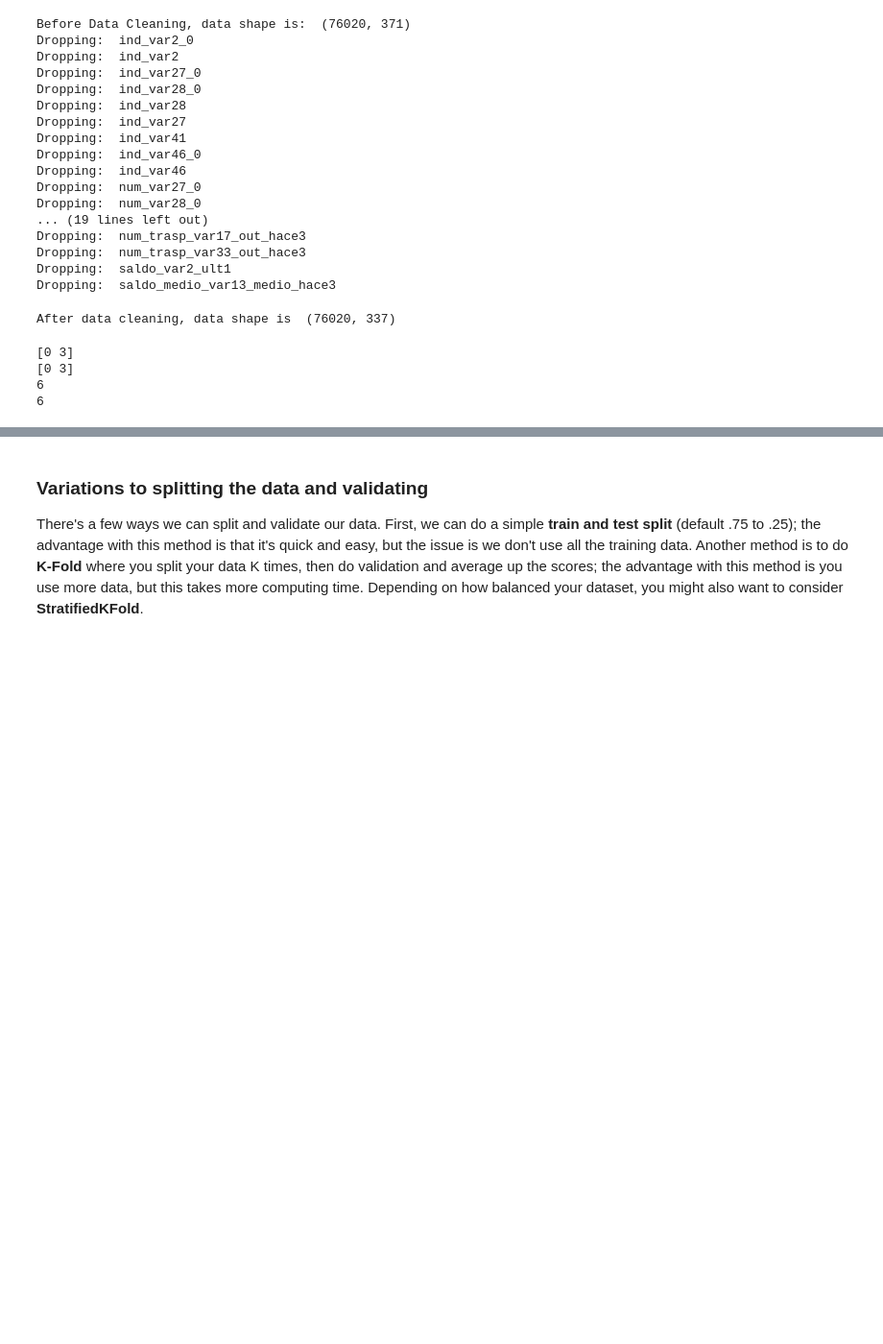
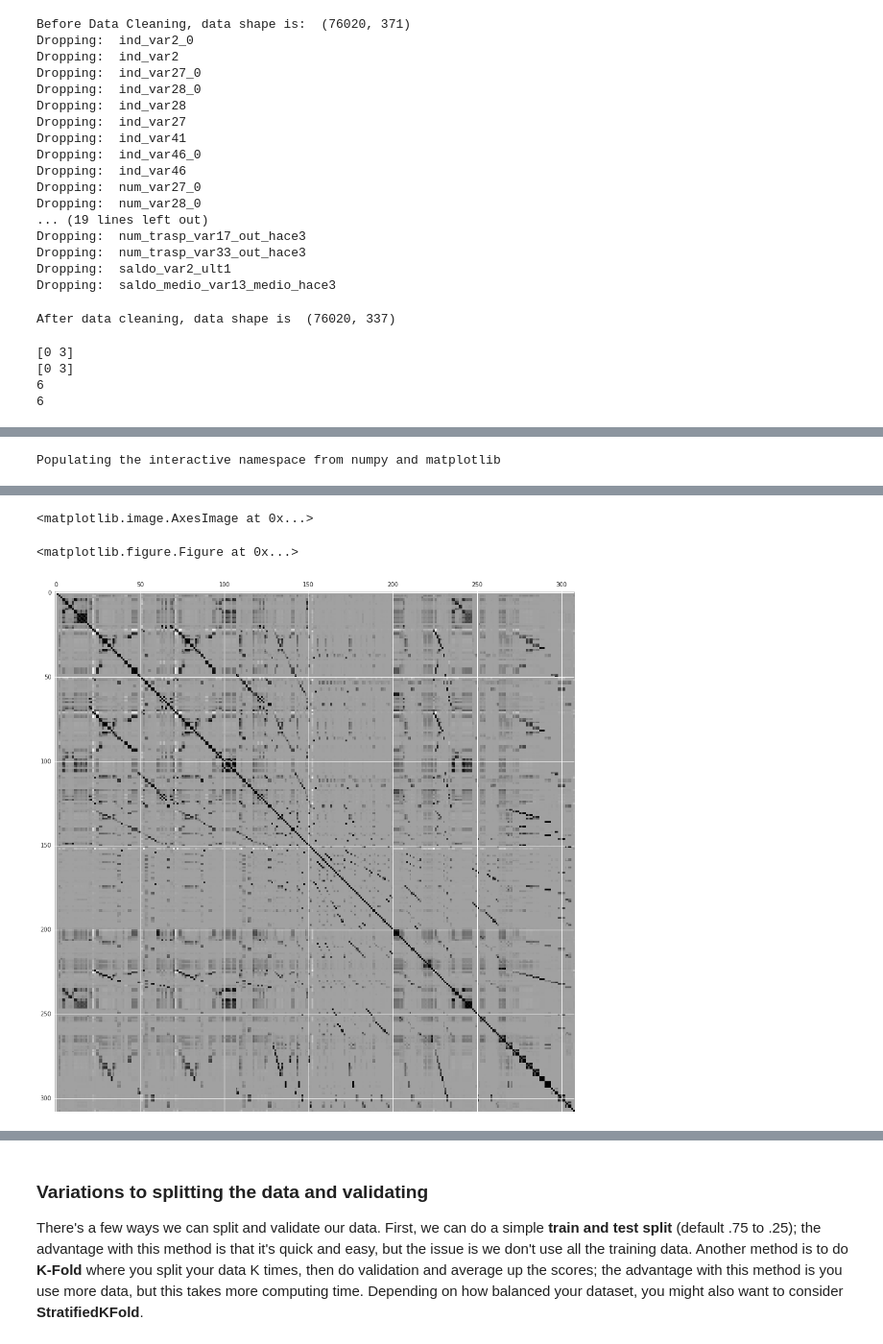
Before and after one commit to WilliamQLiu/data-analysis-examples, a Jupyter notebook: Kaggle/santander/Santander.ipynb, the cells around one changed output, grey strips where cells are left out. Shown: that part at 96% size. Saved outputs shown, nothing was run; the diff lists cells and outputs as text; code cells hidden in the pictures; blank space fills up the shorter version.

```diff
--- a/Kaggle/santander/Santander.ipynb
+++ b/Kaggle/santander/Santander.ipynb
@@ -197,0 +226,9 @@ Confusion Matrix will show the positives, negatives, false positives
+# %%
+%pylab inline
+# We should do a correlation matrix since we want to see how all of these features correlates to TARGET
+plt.figure(figsize(18, 18))
+plt.matshow(df_train.corr())  # Eww, this is a bit ugly since there's so many features
+
+# We can split up the plots so we see only a few features at a time, but I think we should stick with tables initially
+# %% [output]
+Populating the interactive namespace from numpy and matplotlib
@@ -197,0 +237,3 @@ Confusion Matrix will show the positives, negatives, false positives
+<matplotlib.image.AxesImage at 0x...>
+<matplotlib.figure.Figure at 0x...>
+[figure, added]
```
Also changed, not shown: parts of 50 cells of this notebook, 1 other file.
